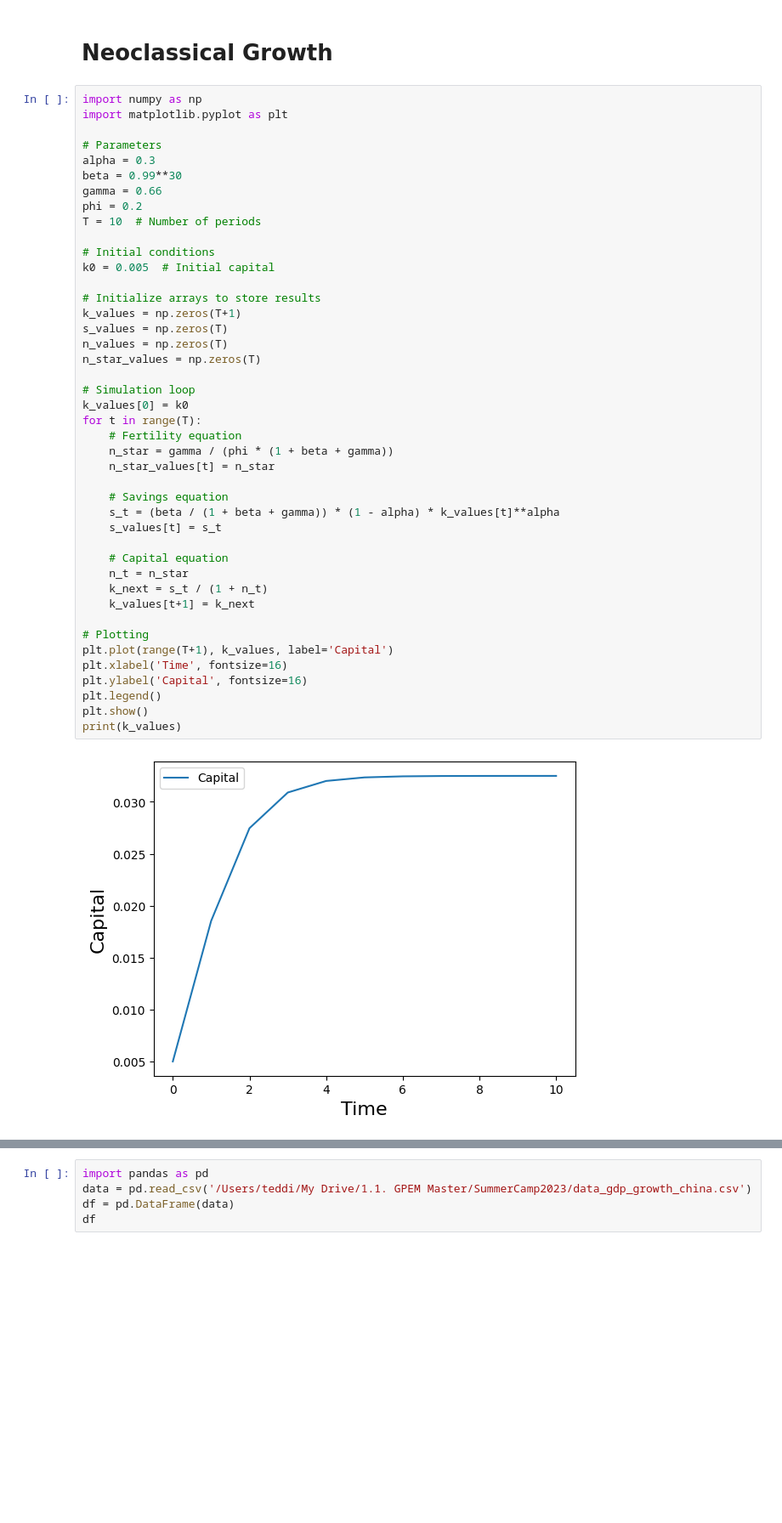
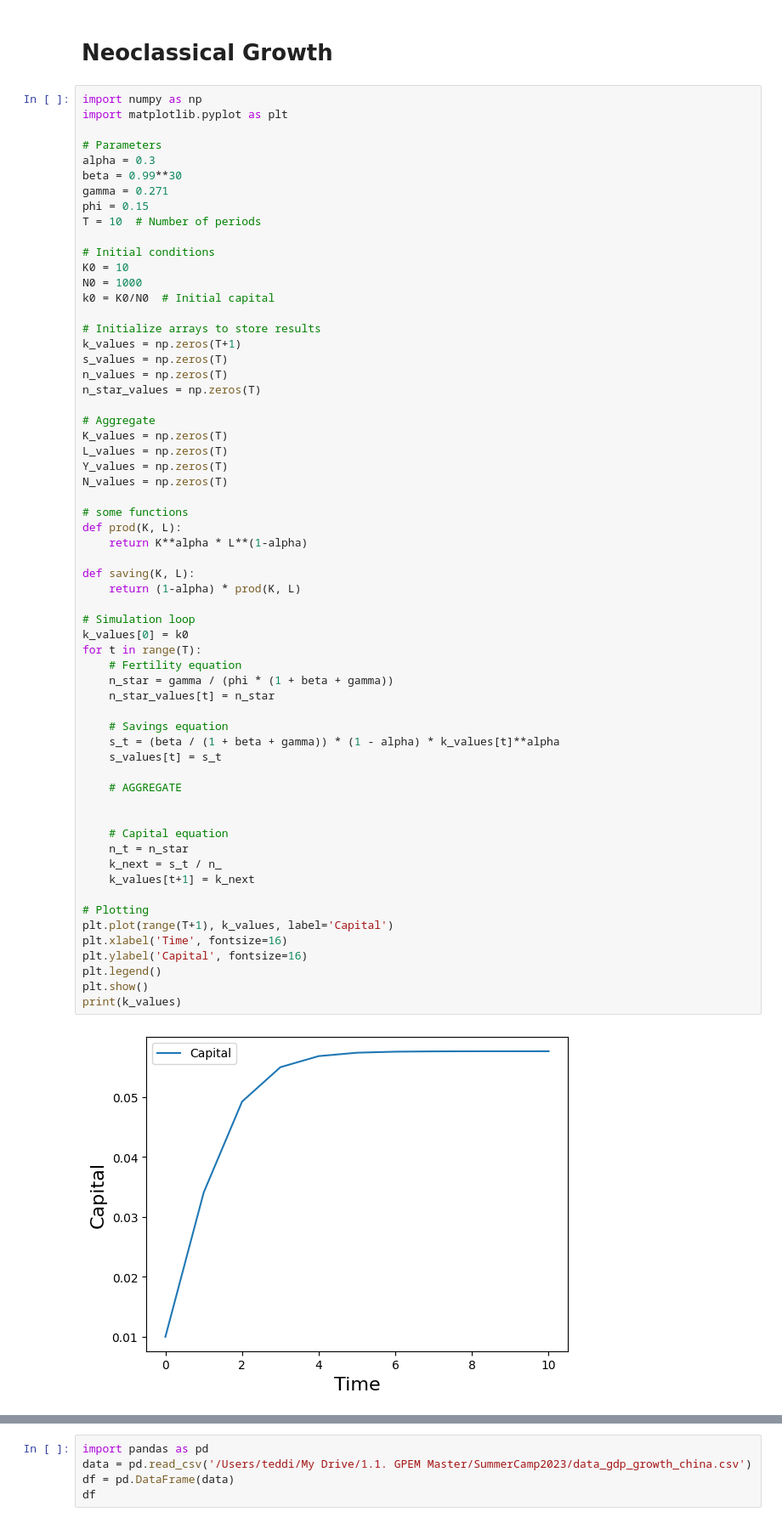
Before and after one commit to thanhqtran/tohoku_bootcamp, a Jupyter notebook: summer2023/math/simul_code.ipynb, the cells around one changed output, grey strips where cells are left out. Shown at 85% size. Saved outputs shown, nothing was run; the diff lists cells and outputs as text; blank space fills up the shorter version.

```diff
--- a/summer2023/math/simul_code.ipynb
+++ b/summer2023/math/simul_code.ipynb
@@ -291,41 +291,59 @@ import matplotlib.pyplot as plt
 # Parameters
 alpha = 0.3
 beta = 0.99**30
-gamma = 0.66
-phi = 0.2
+gamma = 0.271
+phi = 0.15
 T = 10  # Number of periods
 
 # Initial conditions
-k0 = 0.005  # Initial capital
+K0 = 10
+N0 = 1000
+k0 = K0/N0  # Initial capital
 
 # Initialize arrays to store results
 k_values = np.zeros(T+1)
 s_values = np.zeros(T)
 n_values = np.zeros(T)
 n_star_values = np.zeros(T)
+
+# Aggregate
+K_values = np.zeros(T)
+L_values = np.zeros(T)
+Y_values = np.zeros(T)
+N_values = np.zeros(T)
+
+# some functions
+def prod(K, L):
+    return K**alpha * L**(1-alpha)
+
+def saving(K, L):
+    return (1-alpha) * prod(K, L)
 
 # Simulation loop
 k_values[0] = k0
 for t in range(T):
     # Fertility equation
     n_star = gamma / (phi * (1 + beta + gamma))
     n_star_values[t] = n_star
 
     # Savings equation
     s_t = (beta / (1 + beta + gamma)) * (1 - alpha) * k_values[t]**alpha
     s_values[t] = s_t
 
+    # AGGREGATE
+
+
     # Capital equation
     n_t = n_star
-    k_next = s_t / (1 + n_t)
+    k_next = s_t / n_
     k_values[t+1] = k_next
 
 # Plotting
 plt.plot(range(T+1), k_values, label='Capital')
 plt.xlabel('Time', fontsize=16)
 plt.ylabel('Capital', fontsize=16)
 plt.legend()
 plt.show()
 print(k_values)
 # %% [output]
-[figure, old version]
+[figure, new version]
```
Also changed, not shown: parts of 4 cells of this notebook, 9 other files.
